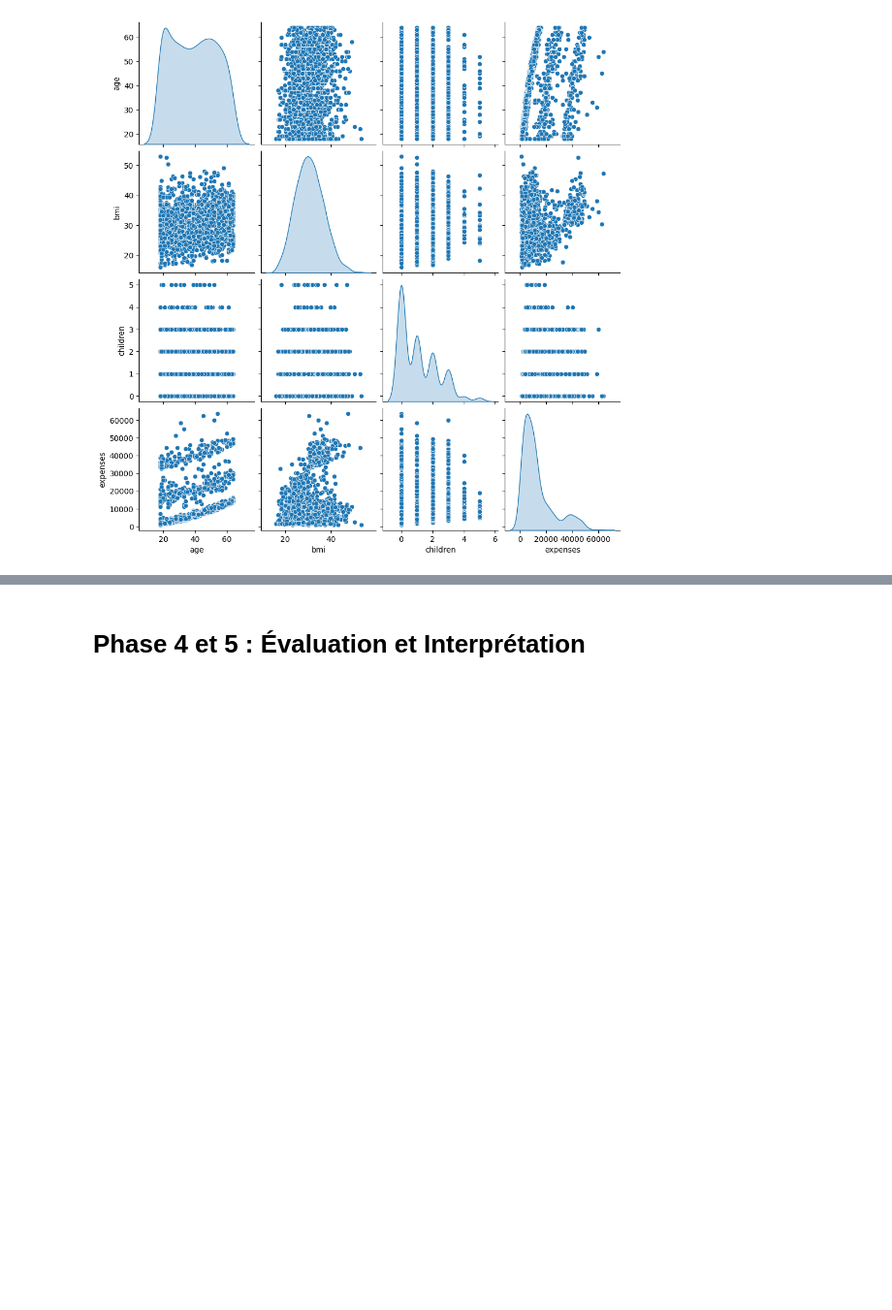
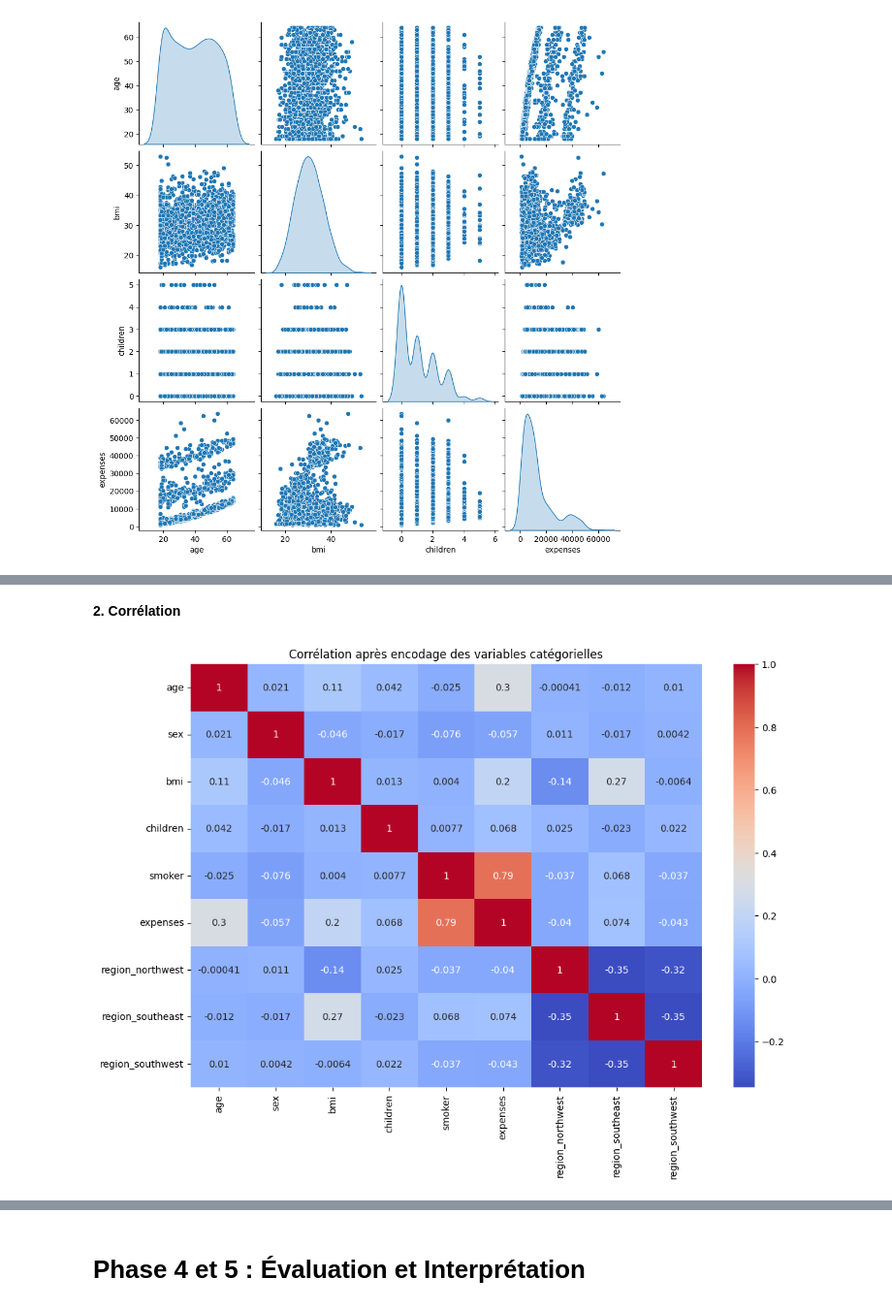
Before and after one commit to ladijadi/prediction_frais_medicaux, a Jupyter notebook: notebook.ipynb, the cells around one changed output, grey strips where cells are left out. Shown: that part at 97% size. Cells and saved outputs as stored; diff of their text form; code cells hidden in the pictures; blank space fills up the shorter version.

```diff
--- a/notebook.ipynb
+++ b/notebook.ipynb
@@ -78,0 +95,16 @@ None
+# %% [markdown]
+**2. Corrélation**
+# %%
+# Encodage des variables catégorielles
+df_encoded = df.copy()
+df_encoded["sex"] = df_encoded["sex"].map({"male": 0, "female": 1})
+df_encoded["smoker"] = df_encoded["smoker"].map({"no": 0, "yes": 1})
+df_encoded = pd.get_dummies(df_encoded, columns=["region"], drop_first=True)
+
+# Visualisation de la matrice de corrélation
+plt.figure(figsize=(12, 8))
+sns.heatmap(df_encoded.corr(), annot=True, cmap="coolwarm")
+plt.title("Corrélation après encodage des variables catégorielles")
+plt.show()
+# %% [output]
+[figure, added]
```
Also changed, not shown: parts of 13 cells of this notebook.
